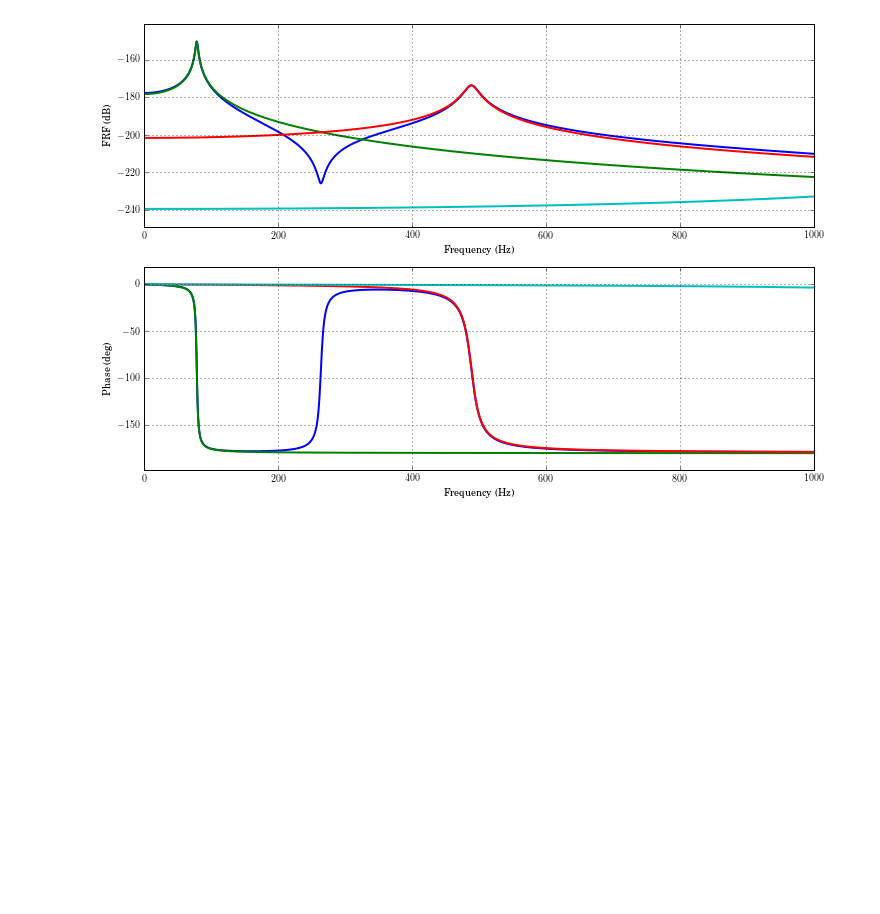
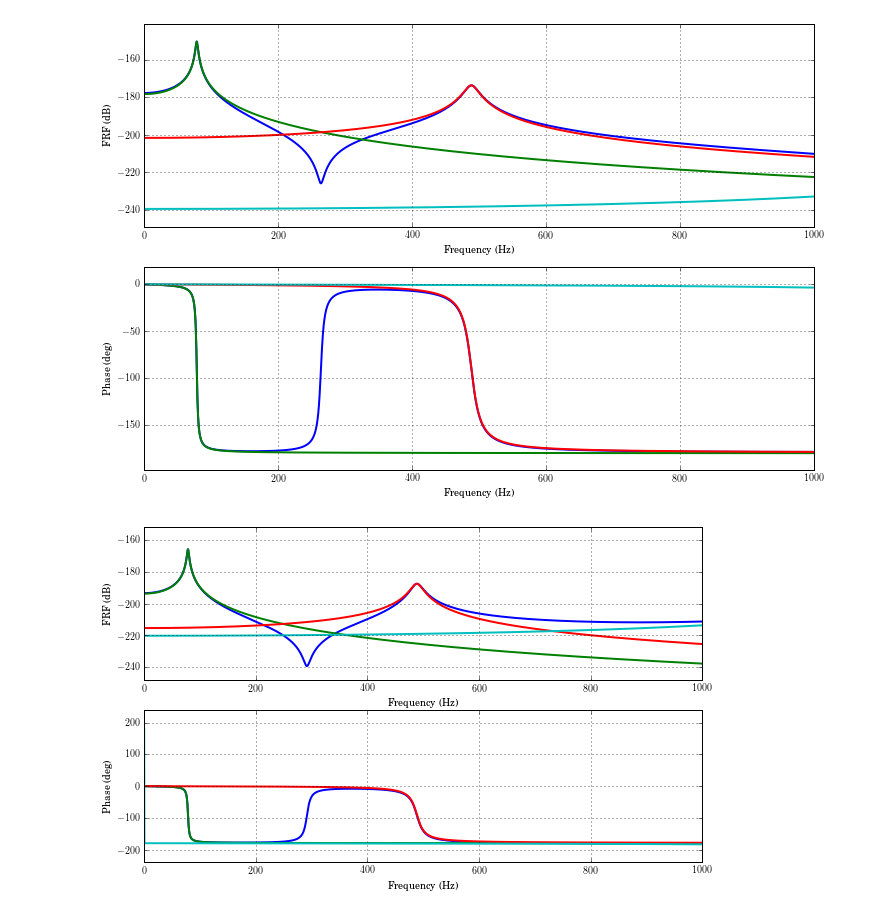
Before and after one commit to vibrationtoolbox/vibration_toolbox, a Jupyter notebook: vtoolbox Demos.ipynb, the cells around one changed output. Drawn from its saved outputs; the diff is of its cells as text; code cells hidden in the pictures; blank space fills up the shorter version.

```diff
--- a/vtoolbox Demos.ipynb
+++ b/vtoolbox Demos.ipynb
@@ -15,3 +17,11 @@ plt.plot(x,U[:,0],'-')
 fout, H = euler_beam_frf()
 # %% [output]
 [figure]
+# %%
+%run vtoolbox
+
+#w = interactive(ebf,  xin = (0.0,.4, 0.0005), xout = (0.0,.4, 0.0005), fmax = (1000, 20000, 10), zeta = (0., .2, .001))
+w = interactive(ebf1,  xin = (0.0,.4, 0.0005), xout = (0.0,.4, 0.0005))
+ipcd.display(w)
+# %% [output]
+[figure, added]
```
Also changed, not shown: parts of 2 cells of this notebook, 1 other file.
